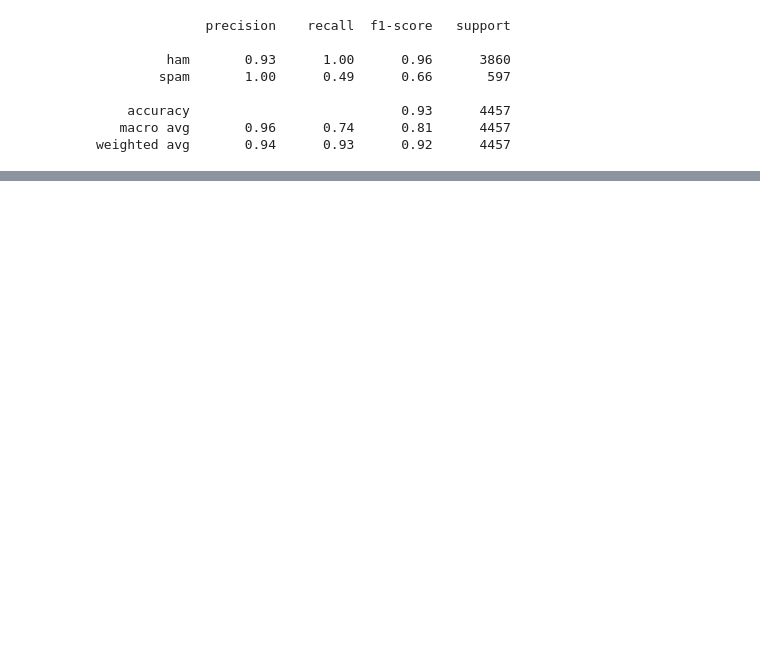
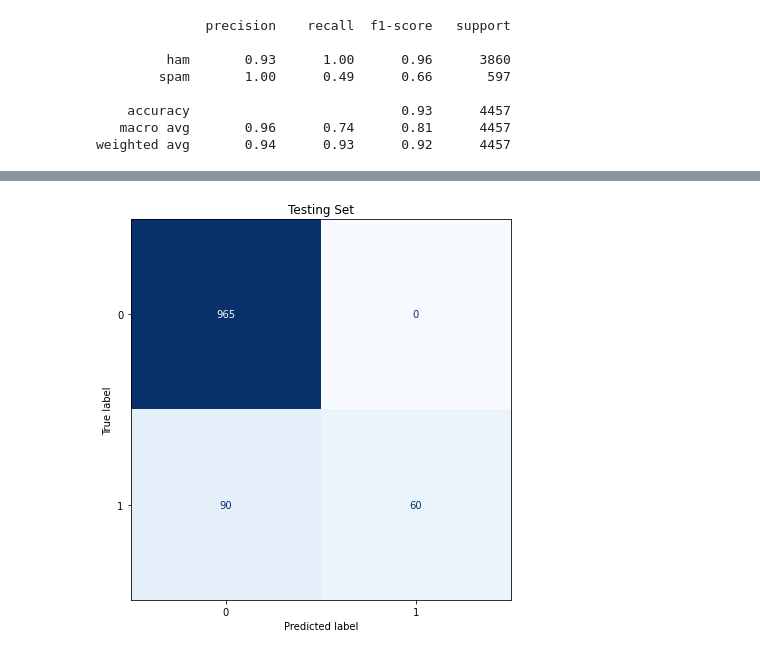
Before and after one commit to trizkynoviandy/sms-spam-classifier, a Jupyter notebook: spam_classification.ipynb, the cells around one changed output, grey strips where cells are left out. Cells and saved outputs as stored; diff of their text form; code cells hidden in the pictures; blank space fills up the shorter version.

```diff
--- a/spam_classification.ipynb
+++ b/spam_classification.ipynb
@@ -92,0 +126,8 @@ conf_mat_train.plot(cmap=plt.cm.Blues, ax=ax);
+# %%
+conf_mat_train = ConfusionMatrixDisplay(confusion_matrix(y_test, y_test_pred))
+
+fig, ax = plt.subplots(figsize=(7, 7))
+ax.set_title('Testing Set')
+conf_mat_train.plot(cmap=plt.cm.Blues, ax=ax, colorbar=False);
+# %% [output]
+[figure, added]
```
Also changed, not shown: parts of 7 cells of this notebook.
